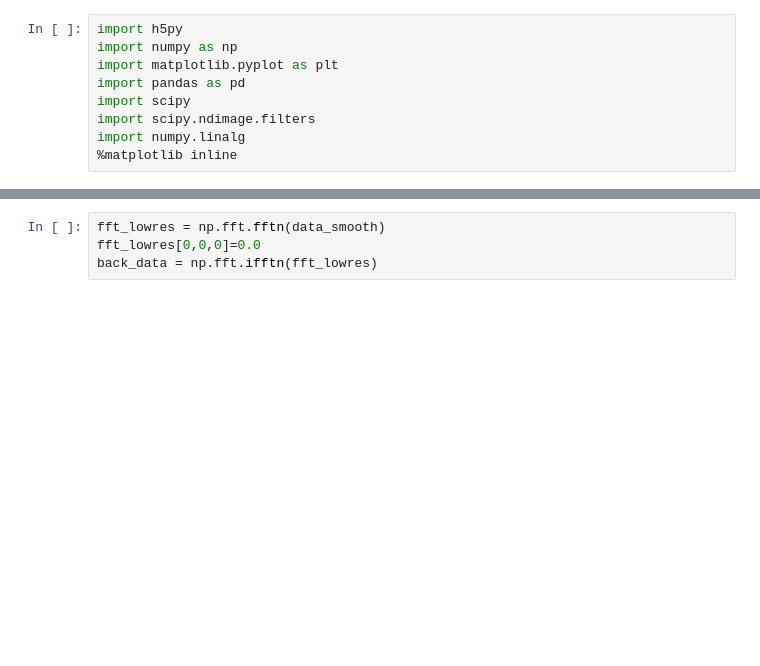
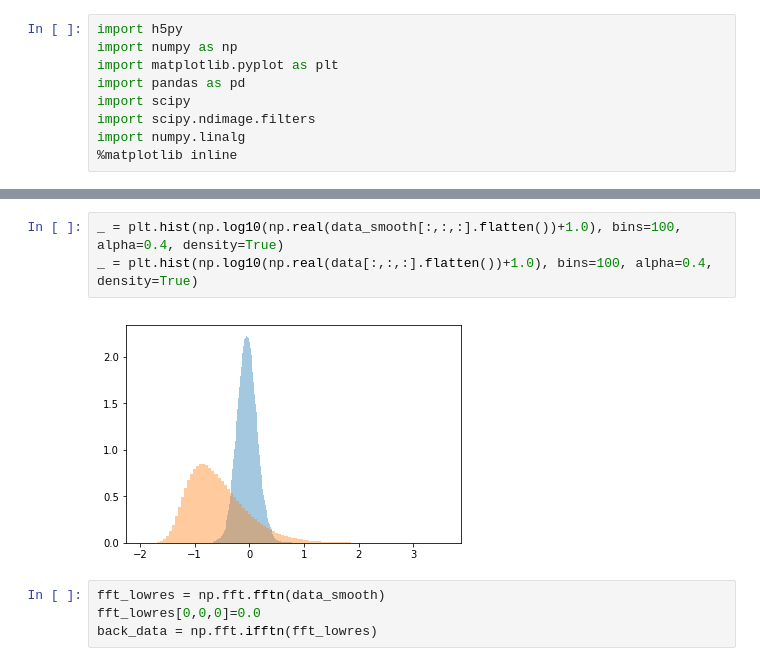
Before and after one commit to forero/IllustrisWeb, a Jupyter notebook: compute_cosmic_web.ipynb, the cells around one changed output, grey strips where cells are left out. Cells and saved outputs as stored; diff of their text form; blank space fills up the shorter version.

```diff
--- a/compute_cosmic_web.ipynb
+++ b/compute_cosmic_web.ipynb
@@ -55,3 +56,8 @@ plt.colorbar()
+# %%
+_ = plt.hist(np.log10(np.real(data_smooth[:,:,:].flatten())+1.0), bins=100, alpha=0.4, density=True)
+_ = plt.hist(np.log10(np.real(data[:,:,:].flatten())+1.0), bins=100, alpha=0.4, density=True)
+# %% [output]
+[figure, added]
 # %%
 fft_lowres = np.fft.fftn(data_smooth)
 fft_lowres[0,0,0]=0.0
```
Also changed, not shown: parts of 7 cells of this notebook.
